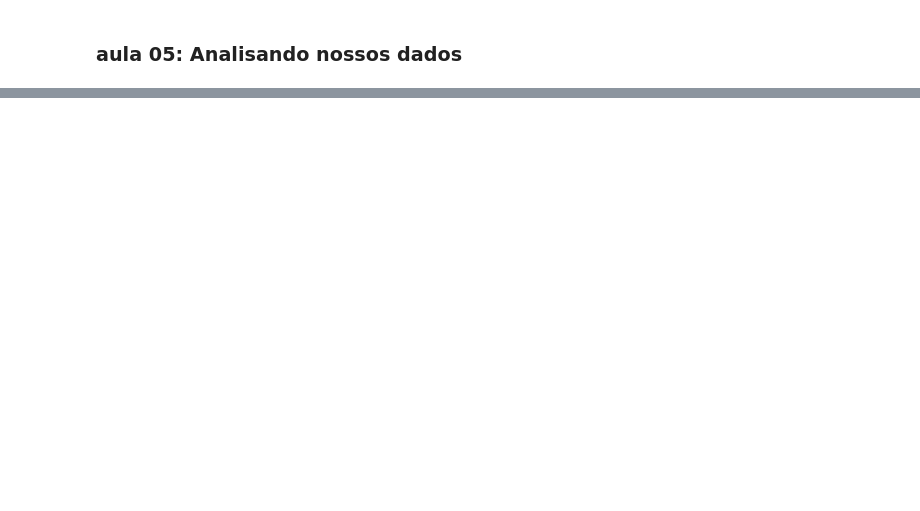
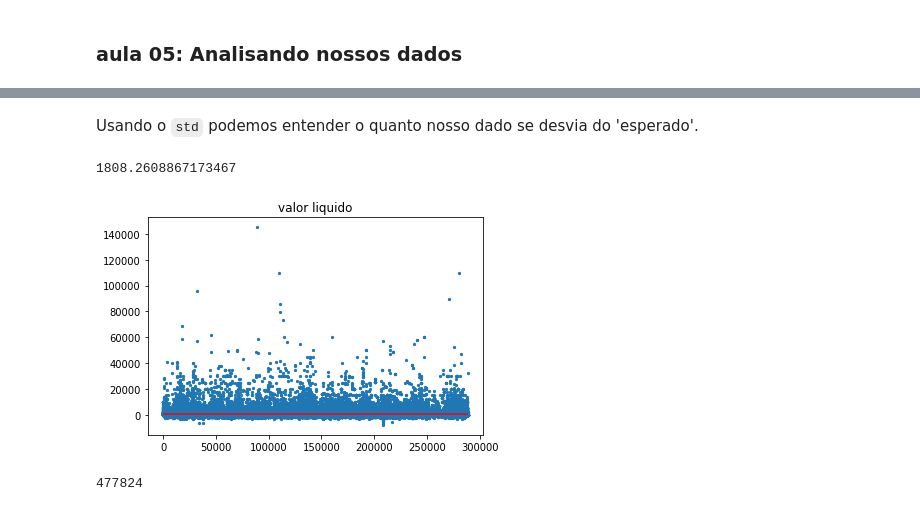
Before and after one commit to escola-de-dados/python-inovacao-civica, a Jupyter notebook: modulo_2/M2-part2.ipynb, the cells around one changed output, grey strips where cells are left out. Cells and saved outputs as stored; diff of their text form; code cells hidden in the pictures; blank space fills up the shorter version.

```diff
--- a/modulo_2/M2-part2.ipynb
+++ b/modulo_2/M2-part2.ipynb
@@ -168,0 +6,2 @@ df_reimbursements_2020.groupby(["txtCNPJCPF", "txtFornecedor"], as_index=False)
+# %%
+df = pd.read_csv('reembolso-2019-completo.csv')
@@ -168,0 +149,28 @@ df_reimbursements_2020.groupby(["txtCNPJCPF", "txtFornecedor"], as_index=False)
+# %% [markdown]
+Usando o `std` podemos entender o quanto nosso dado se desvia do 'esperado'.
+# %%
+df["vlrLiquido"].std()
+# %% [output]
+1808.2608867173467
+# %%
+import matplotlib.pyplot as plt
+
+plt.title("valor liquido")
+
+plt.scatter(
+    x=df.index,
+    y=df['vlrLiquido'],
+    s=5
+)
+plt.hlines(
+    y=df['vlrLiquido'].mean(),
+    xmin=0,
+    xmax=df['vlrLiquido'].count(),
+    color='red'
+);
+# %% [output]
+[figure, added]
+# %%
+df['vlrLiquido'].count()
+# %% [output]
+477824
```
Also changed, not shown: parts of 47 cells of this notebook, 2 other files.
